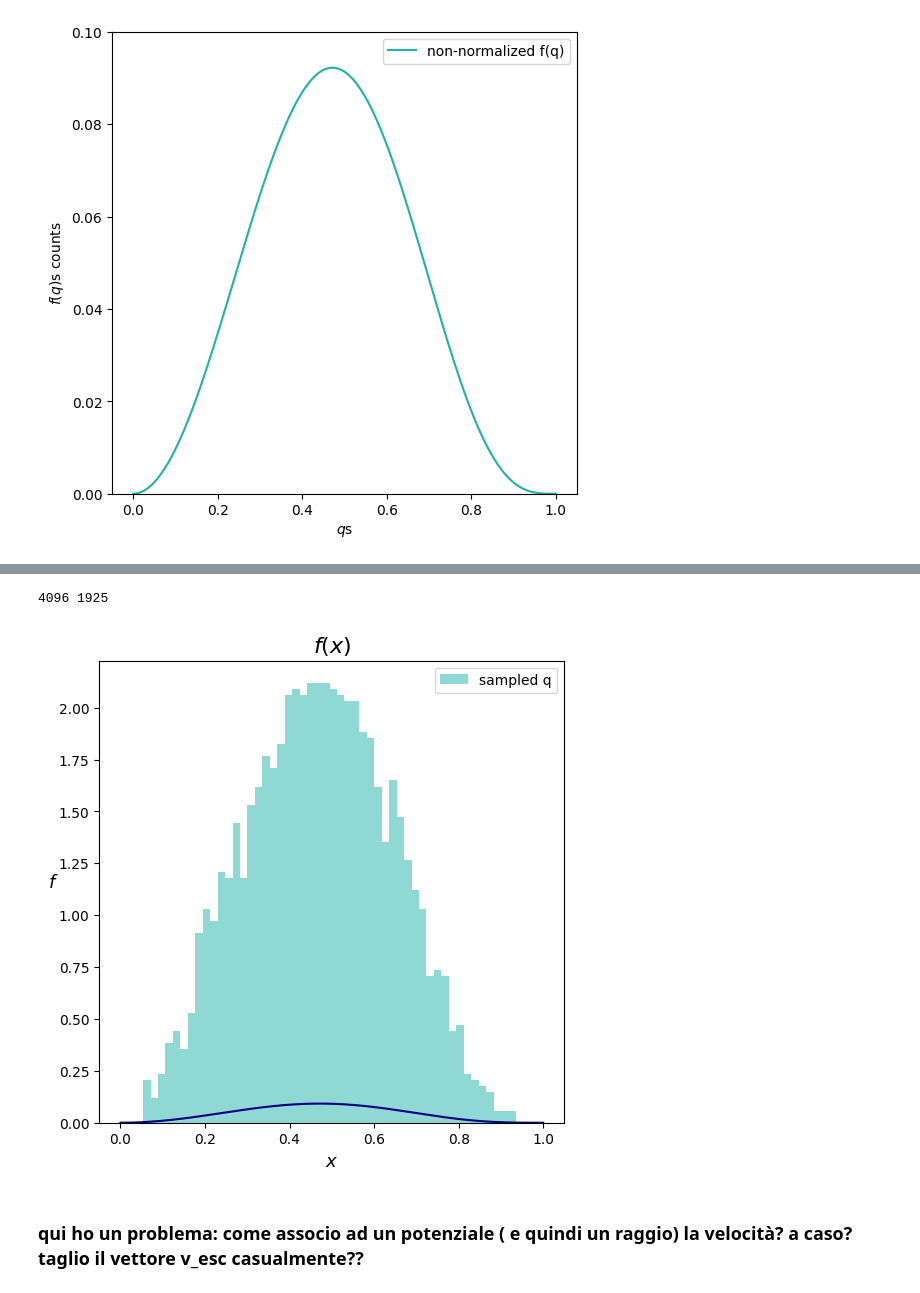
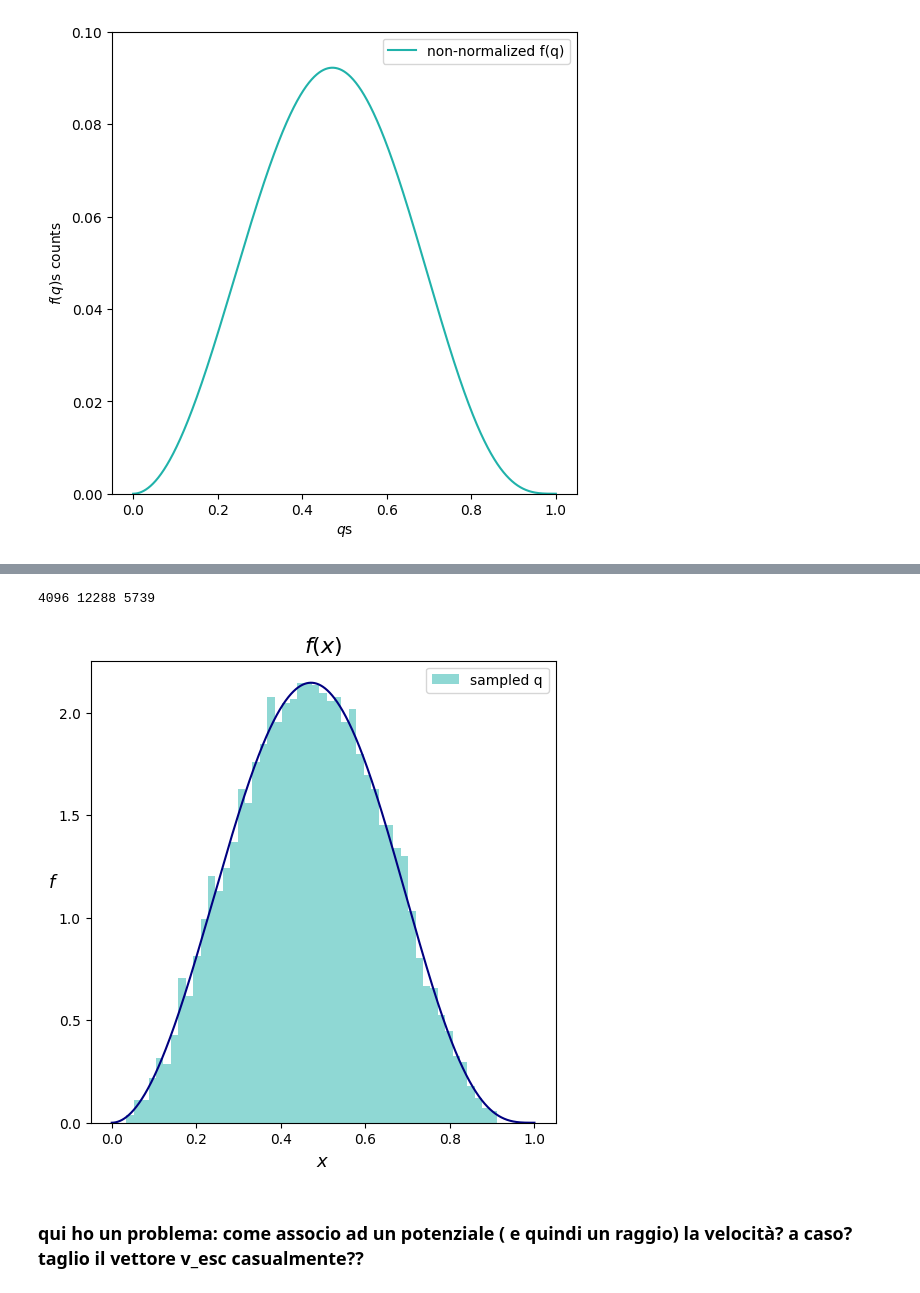
Before and after one commit to malvibellotti/Dynamics-experience-4, a Jupyter notebook: Treecode Plummer.ipynb, the cells around one changed output, grey strips where cells are left out. Cells and saved outputs as stored; diff of their text form; code cells hidden in the pictures.

```diff
--- a/Treecode Plummer.ipynb
+++ b/Treecode Plummer.ipynb
@@ -170,12 +174,13 @@ def g_x(f_max):
     return f_max
 # %%
 # I take N q between 0 and 1
-q_grid = np.linspace (0, 1, N)
-fq_i = f_x(q_i)
+number_of_qs = 3*N
+
+q_grid = np.linspace (0, 1, number_of_qs)
 
 plt.figure(figsize = (6,6))
 
-plt.plot(q_i, fq_i, label="non-normalized f(q)", color='lightseagreen')
+plt.plot(q_grid, f_x(q_grid), label="non-normalized f(q)", color='lightseagreen')
 plt.xlabel("$q$s")
 plt.ylabel("$f(q)$s counts")
 plt.ylim(0, 0.1)
@@ -183,3 +188,20 @@ plt.legend(loc='upper right', fontsize='medium')
 plt.show()
 # %% [output]
 [figure]
+# %%
+import scipy.integrate as integrate
+
+import scipy.special as special
+
+result = integrate.quad(lambda q_grid: f_x(q_grid), 0, 1)
+print(result)
+fq_normalized = f_x(q_grid) * 1/result[0]
+
+plt.figure(figsize = (6,6))
+
+plt.plot(q_grid, fq_normalized, label="normalized f(q)", color='lightseagreen')
+plt.xlabel("$q$s")
+plt.ylabel("$f(q)$s counts")
+plt.ylim(0, 3)
+plt.legend(loc='upper right', fontsize='medium')
+plt.show()
@@ -186,29 +211,32 @@ plt.show()
 # %%
-f_max = np.max(f_x(q))
-#G = ( np.max(q) - np.min(q) ) * g_x(f_max)
+#f_max = np.max(f_x(q_grid))
+
+f_max = np.max(fq_normalized)
 
 #let's generate y in [0, g(x)]
-y = np.random.uniform(0, g_x(f_max), N)
+y = np.random.uniform(0, g_x(f_max),number_of_qs)
 y_accepted = []
-for i in range(N):
-    if (len(y_accepted) == N): break
-    if y[i] <= f_x(q_grid[i]):
+for i in range(number_of_qs):
+    #if y[i] <= f_x(q_grid[i]):
+    if y[i] <= fq_normalized[i]:
+
         y_accepted.append(q_grid[i])
 
-print(len(y), len(y_accepted))
+print(len(r), len(y), len(y_accepted))
 # %% [output]
-4096 1925
+4096 12288 5739
 # %%
 plt.figure(figsize = (6,6))
-plt.plot(q, f_x(q), c='navy')
+plt.plot(q_grid, fq_normalized, c='navy')
 plt.hist(y_accepted, 50, density=True, color='lightseagreen', alpha=0.5, label='sampled q')
+
 plt.title("$f(x)$", fontsize=16)
 plt.xlabel("$x$", fontsize=13)
 plt.ylabel("$f$", fontsize=13, rotation=0)
 #plt.margins(0.05, 0.05)
 plt.legend();
 # %% [output]
-[figure, old version]
+[figure, new version]
 # %% [markdown]
 ### qui ho un problema: come associo ad un potenziale ( e quindi un raggio) la velocità? a caso? taglio il vettore v_esc casualmente??
 # %%
```
Also changed, not shown: parts of 13 cells of this notebook, 5 other files.
